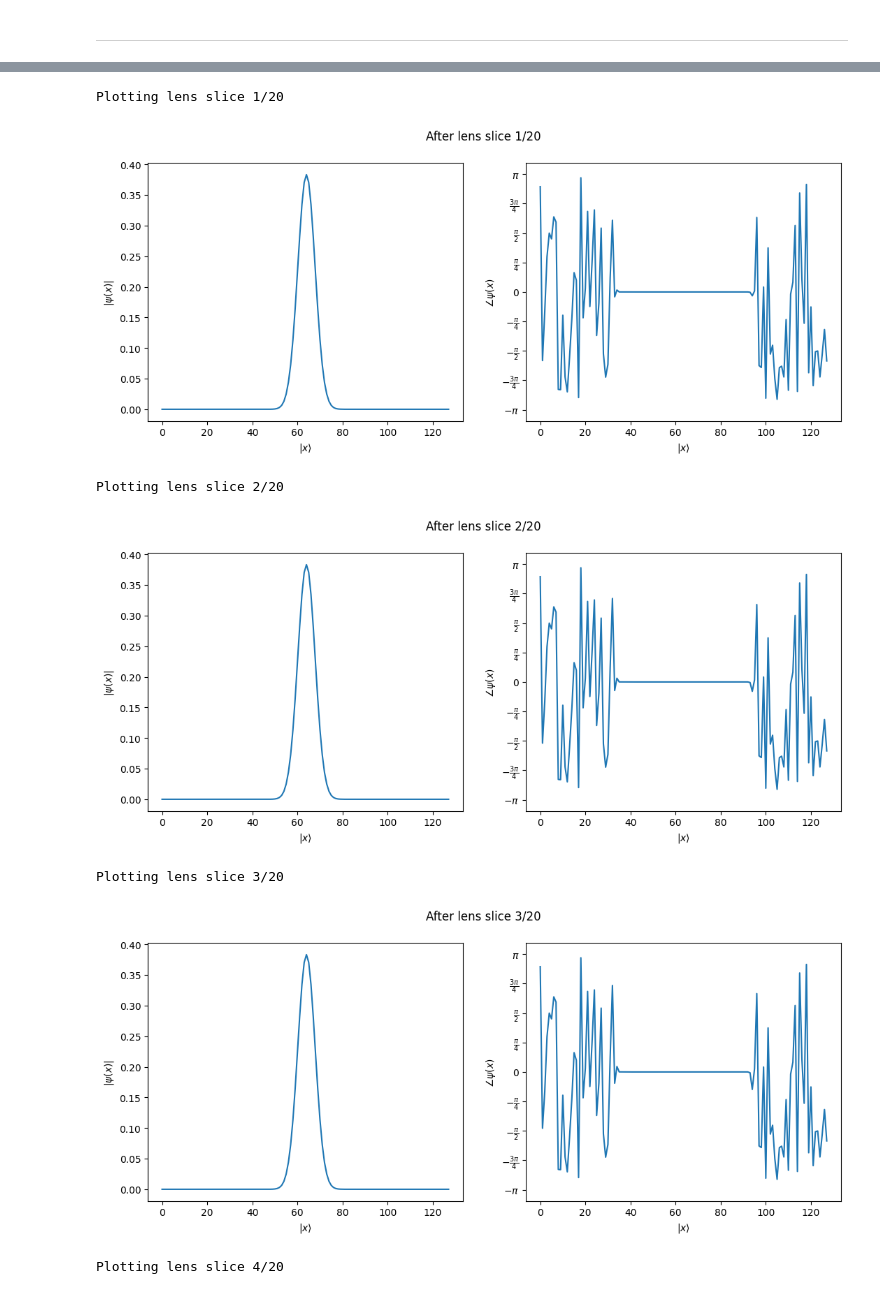
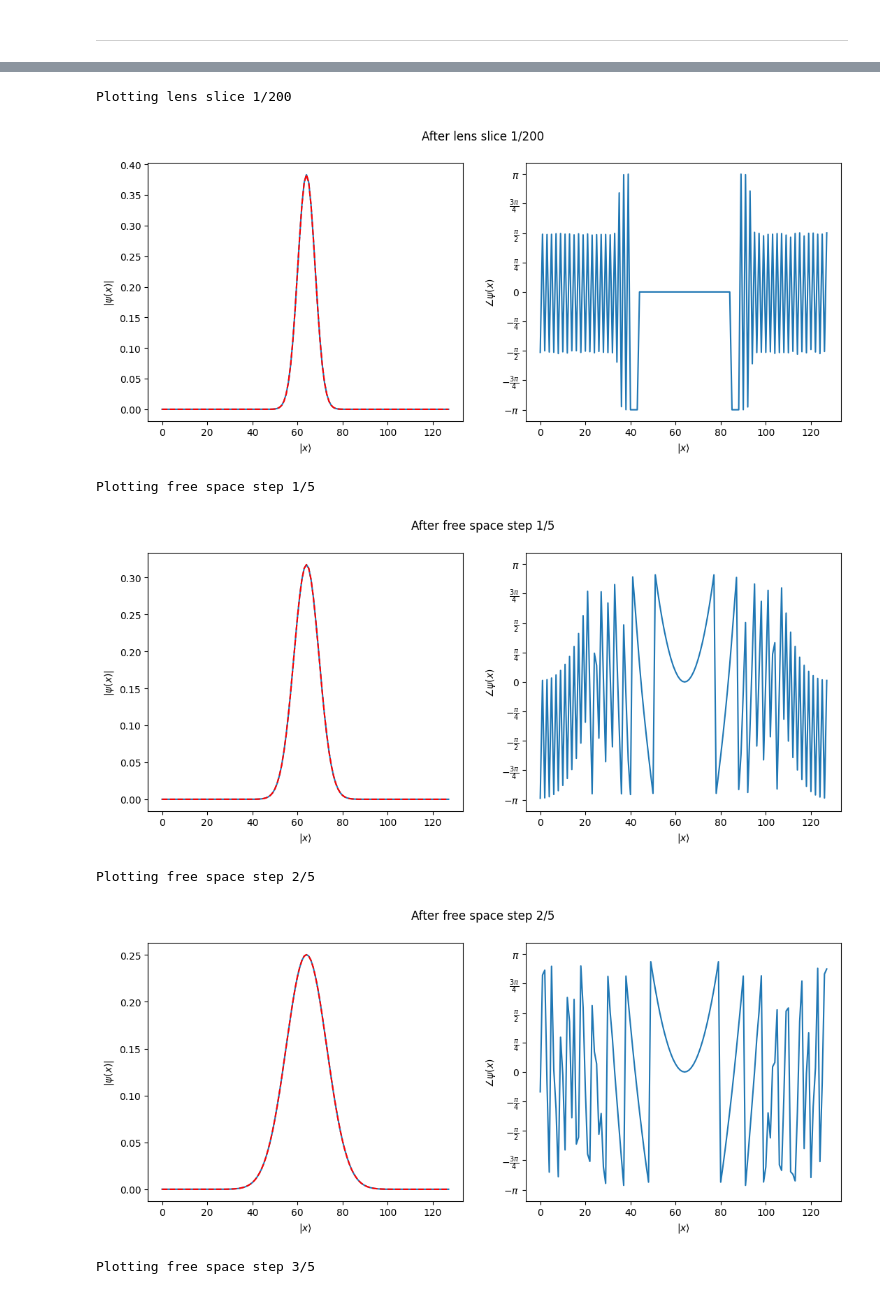
Before and after one commit to BlackWild/qiu, a Jupyter notebook: apps/wave_optics_propagation/notebooks/1-lens-simulation.ipynb, the cells around one changed output, grey strips where cells are left out. Saved outputs shown, nothing was run; the diff lists cells and outputs as text; code cells hidden in the pictures.

```diff
--- a/apps/wave_optics_propagation/notebooks/1-lens-simulation.ipynb
+++ b/apps/wave_optics_propagation/notebooks/1-lens-simulation.ipynb
@@ -282,5 +344,19 @@ save_circuit(
     circuit, "original_circuit", experiment_datetime, wrapper_folder=JUPYTER_NAME
 )
 # %%
-simulator = generate_aer_simulator(force_gpu=True)
-transpiled_circuit = transpile(circuit)
+# simulator = generate_aer_simulator(force_gpu=True)
+# simulator = generate_aer_simulator(force_cpu=True)
+
+# modify options
+simulator = AerSimulator(
+    device="GPU",
+    method="density_matrix",
+    precision="single",
+    # enable accelerating using Nvidia's cuStateVec library
+    # cuStateVec_enable=True,
+    # maximize the use of all available GPU and CPU nodes
+    # blocking_enable=True,
+    # distribute shots to different available GPUs
+    # batched_shots_gpu=True,
+    max_memory_mb=1024 * 200,
+)
@@ -327,19 +407,45 @@ plot_wavefunction(initial_statevector, plot_size_scale=1, normalize=True)
 plt.suptitle("Initial state")
 plt.show()
 
+NUM_OF_LENS_SLICES_TO_PLOT = 5
+NUM_OF_AFTER_LENS_SLICES_TO_PLOT = 5
+
 for i, statevector in enumerate(lens_statevectors):
     if statevector is None:
         continue
+    if i % (lens_slices // NUM_OF_LENS_SLICES_TO_PLOT) != 0:
+        continue
+
     print(f"Plotting lens slice {i + 1}/{lens_slices}")
-    plot_wavefunction(statevector, plot_size_scale=1, normalize=True)
+
+    fig, (ax1, ax2) = plot_wavefunction(statevector, plot_size_scale=1, normalize=True)
+
+    z = lens_slice_thickness * (i + 1)
+    R_z, w_z = propagated_gaussian_wavefront_hitting_lens(
+        gaussian_beam_waist, z, focal_length, vacuum_wavelength, refractive_index
+    )
+    signal = gaussian_signal(x_axis, w_z, gaussian_mean)
+    ax1.plot(np.abs(signal.normalized_data), "r--", label="thin lens analytical")
+
     plt.suptitle(f"After lens slice {i + 1}/{lens_slices}")
     plt.show()
 
 for i, statevector in enumerate(after_lens_statevectors):
     if statevector is None:
         continue
+    if i % (num_of_steps_after_lens // NUM_OF_AFTER_LENS_SLICES_TO_PLOT) != 0:
+        continue
+
     print(f"Plotting free space step {i + 1}/{num_of_steps_after_lens}")
-    plot_wavefunction(statevector, plot_size_scale=1, normalize=True)
+    fig, (ax1, ax2) = plot_wavefunction(statevector, plot_size_scale=1, normalize=True)
+
+    z = step_size_after_lens * (i + 1) + lens_thickness
+    R_z, w_z = free_space_propagated_gaussian_wavefront(
+        gaussian_beam_waist, z, vacuum_wavelength, refractive_index=1.0
+    )
+    signal = gaussian_signal(x_axis, w_z, gaussian_mean)
+    ax1.plot(np.abs(signal.normalized_data), "r--", label="thin lens analytical")
+
     plt.suptitle(f"After free space step {i + 1}/{num_of_steps_after_lens}")
     plt.show()
 # %% [output]
@@ -348,7 +454,7 @@ Plotting initial state
-Plotting lens slice 1/20
+Plotting lens slice 1/200
-[figure, old version]
+[figure, new version]
-Plotting lens slice 2/20
+Plotting free space step 1/5
-[figure, old version]
+[figure, new version]
-Plotting lens slice 3/20
+Plotting free space step 2/5
-[figure, old version]
+[figure, new version]
-Plotting lens slice 4/20
+Plotting free space step 3/5
```
Also changed, not shown: parts of 14 cells of this notebook, 6 other files.
